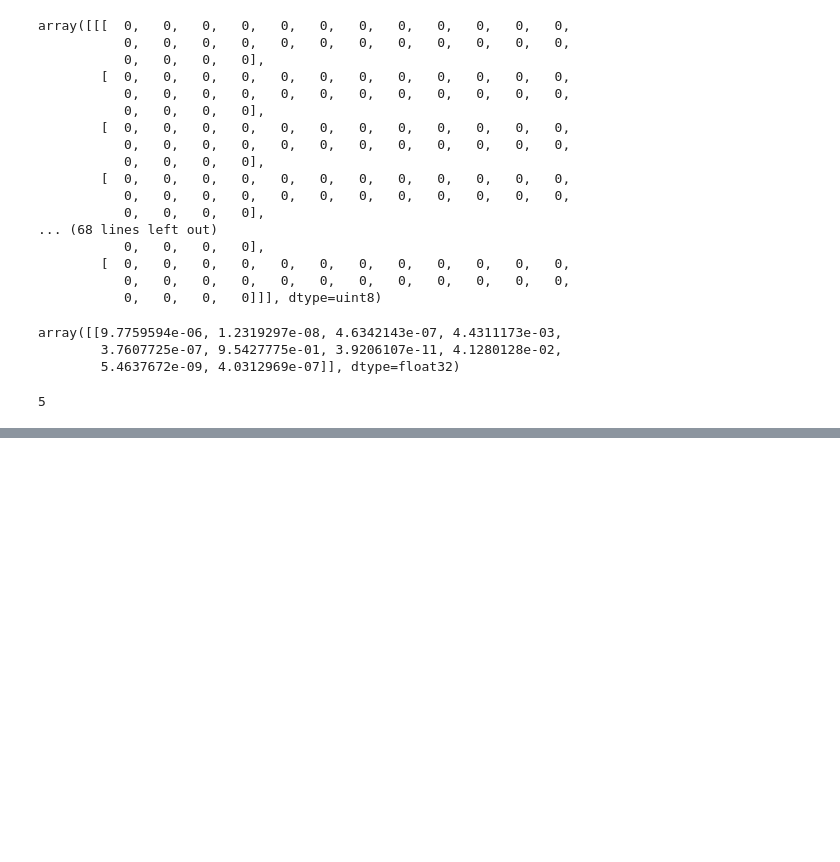
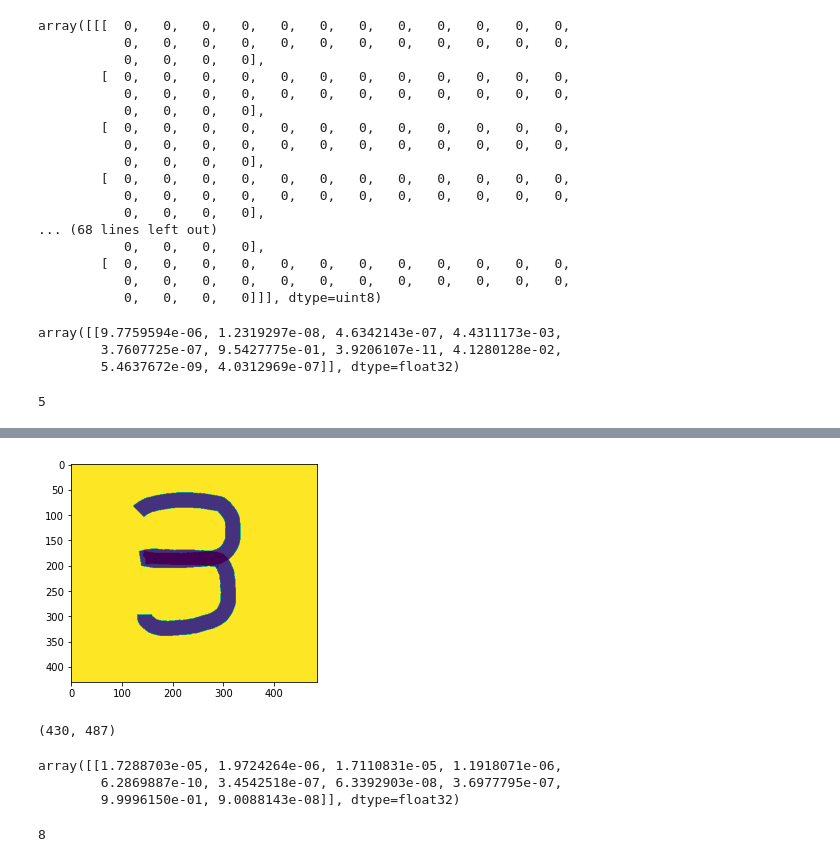
Before and after one commit to eaglehkim/python, a Jupyter notebook: prac4.ipynb, the cells around one changed output, grey strips where cells are left out. Saved outputs shown, nothing was run; the diff lists cells and outputs as text; code cells hidden in the pictures; blank space fills up the shorter version.

```diff
--- a/prac4.ipynb
+++ b/prac4.ipynb
@@ -1622,0 +1711,11 @@ np.argmax(dnn3.predict(test_1_re_res_r))
+# %%
+import cv2
+test_1 = cv2.imread('/content/three.png', cv2.IMREAD_GRAYSCALE)
+# %%
+plt.imshow(test_1);
+# %% [output]
+[figure, added]
+# %%
+test_1.shape
+# %% [output]
+(430, 487)
@@ -1622,0 +1728,10 @@ np.argmax(dnn3.predict(test_1_re_res_r))
+# %%
+dnn.predict(test_1_resize_reshape)
+# %% [output]
+array([[1.7288703e-05, 1.9724264e-06, 1.7110831e-05, 1.1918071e-06,
+        6.2869887e-10, 3.4542518e-07, 6.3392903e-08, 3.6977795e-07,
+        9.9996150e-01, 9.0088143e-08]], dtype=float32)
+# %%
+np.argmax(dnn.predict(test_1_resize_reshape)) # 높은 것의 인덱스를 구한다
+# %% [output]
+8
```
Also changed, not shown: parts of 22 cells of this notebook.
